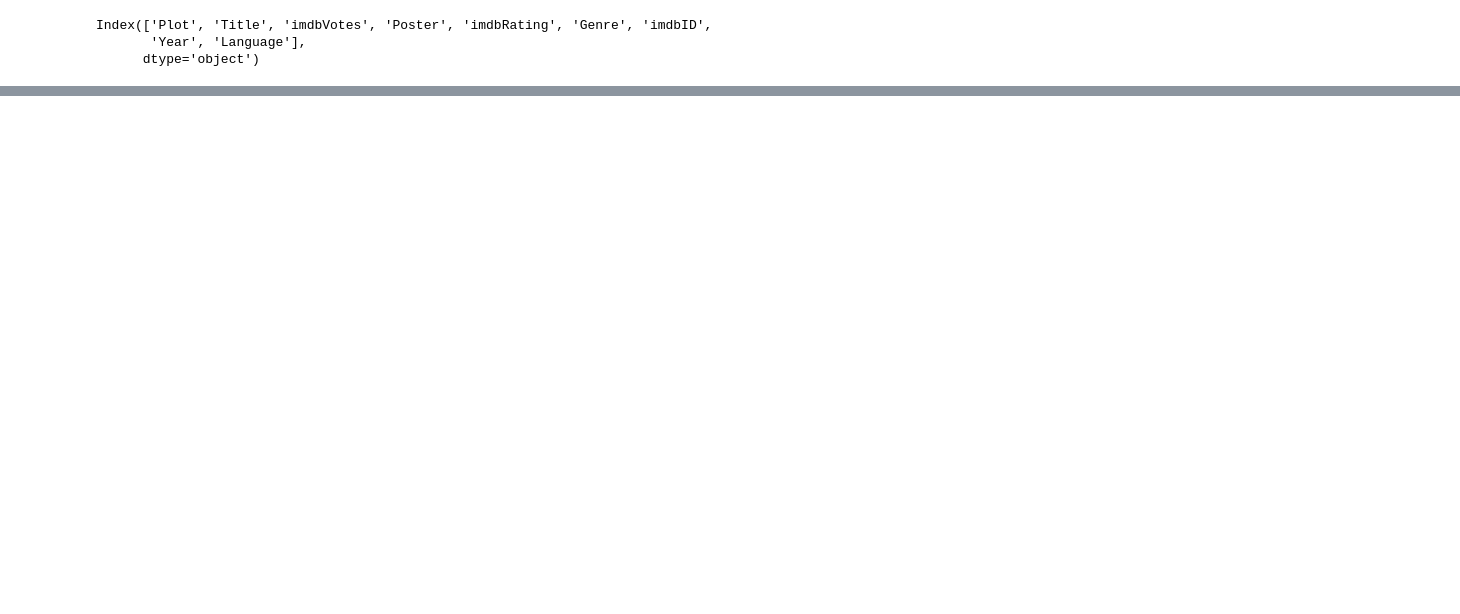
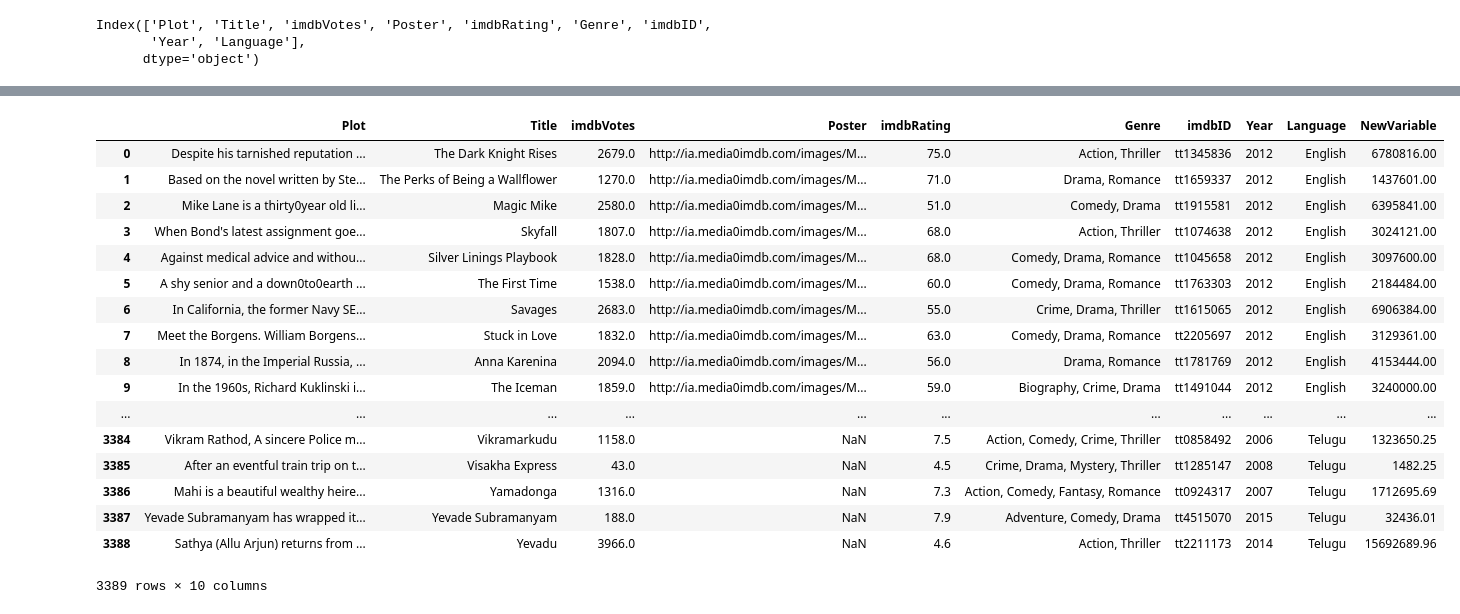
Before and after one commit to bharat284/MyLearningData, a Jupyter notebook: IMDB_DF.ipynb, the cells around one changed output, grey strips where cells are left out. Cells and saved outputs as stored; diff of their text form; code cells hidden in the pictures; blank space fills up the shorter version.

```diff
--- a/IMDB_DF.ipynb
+++ b/IMDB_DF.ipynb
@@ -108,0 +115,23 @@ _
+# %%
+IMDB_DF['NewVariable'] = (IMDB_DF['imdbVotes'] - IMDB_DF['imdbRating'])**2
+# %%
+IMDB_DF
+# %% [output]
+|  | Plot | Title | imdbVotes | Poster | imdbRating | Genre | imdbID | Year | Language | NewVariable |
+| 0 | Despite his tarnished reputation ... | The Dark Knight Rises | 2679.0 | http://ia.media0imdb.com/images/M... | 75.0 | Action, Thriller | tt1345836 | 2012 | English | 6780816.00 |
+| 1 | Based on the novel written by Ste... | The Perks of Being a Wallflower | 1270.0 | http://ia.media0imdb.com/images/M... | 71.0 | Drama, Romance | tt1659337 | 2012 | English | 1437601.00 |
+| 2 | Mike Lane is a thirty0year old li... | Magic Mike | 2580.0 | http://ia.media0imdb.com/images/M... | 51.0 | Comedy, Drama | tt1915581 | 2012 | English | 6395841.00 |
+| 3 | When Bond's latest assignment goe... | Skyfall | 1807.0 | http://ia.media0imdb.com/images/M... | 68.0 | Action, Thriller | tt1074638 | 2012 | English | 3024121.00 |
+| 4 | Against medical advice and withou... | Silver Linings Playbook | 1828.0 | http://ia.media0imdb.com/images/M... | 68.0 | Comedy, Drama, Romance | tt1045658 | 2012 | English | 3097600.00 |
+| 5 | A shy senior and a down0to0earth ... | The First Time | 1538.0 | http://ia.media0imdb.com/images/M... | 60.0 | Comedy, Drama, Romance | tt1763303 | 2012 | English | 2184484.00 |
+| 6 | In California, the former Navy SE... | Savages | 2683.0 | http://ia.media0imdb.com/images/M... | 55.0 | Crime, Drama, Thriller | tt1615065 | 2012 | English | 6906384.00 |
+| 7 | Meet the Borgens. William Borgens... | Stuck in Love | 1832.0 | http://ia.media0imdb.com/images/M... | 63.0 | Comedy, Drama, Romance | tt2205697 | 2012 | English | 3129361.00 |
+| 8 | In 1874, in the Imperial Russia, ... | Anna Karenina | 2094.0 | http://ia.media0imdb.com/images/M... | 56.0 | Drama, Romance | tt1781769 | 2012 | English | 4153444.00 |
+| 9 | In the 1960s, Richard Kuklinski i... | The Iceman | 1859.0 | http://ia.media0imdb.com/images/M... | 59.0 | Biography, Crime, Drama | tt1491044 | 2012 | English | 3240000.00 |
+| ... | ... | ... | ... | ... | ... | ... | ... | ... | ... | ... |
+| 3384 | Vikram Rathod, A sincere Police m... | Vikramarkudu | 1158.0 | NaN | 7.5 | Action, Comedy, Crime, Thriller | tt0858492 | 2006 | Telugu | 1323650.25 |
+| 3385 | After an eventful train trip on t... | Visakha Express | 43.0 | NaN | 4.5 | Crime, Drama, Mystery, Thriller | tt1285147 | 2008 | Telugu | 1482.25 |
+| 3386 | Mahi is a beautiful wealthy heire... | Yamadonga | 1316.0 | NaN | 7.3 | Action, Comedy, Fantasy, Romance | tt0924317 | 2007 | Telugu | 1712695.69 |
+| 3387 | Yevade Subramanyam has wrapped it... | Yevade Subramanyam | 188.0 | NaN | 7.9 | Adventure, Comedy, Drama | tt4515070 | 2015 | Telugu | 32436.01 |
+| 3388 | Sathya (Allu Arjun) returns from ... | Yevadu | 3966.0 | NaN | 4.6 | Action, Thriller | tt2211173 | 2014 | Telugu | 15692689.96 |
+3389 rows × 10 columns
```
Also changed, not shown: parts of 11 cells of this notebook.
